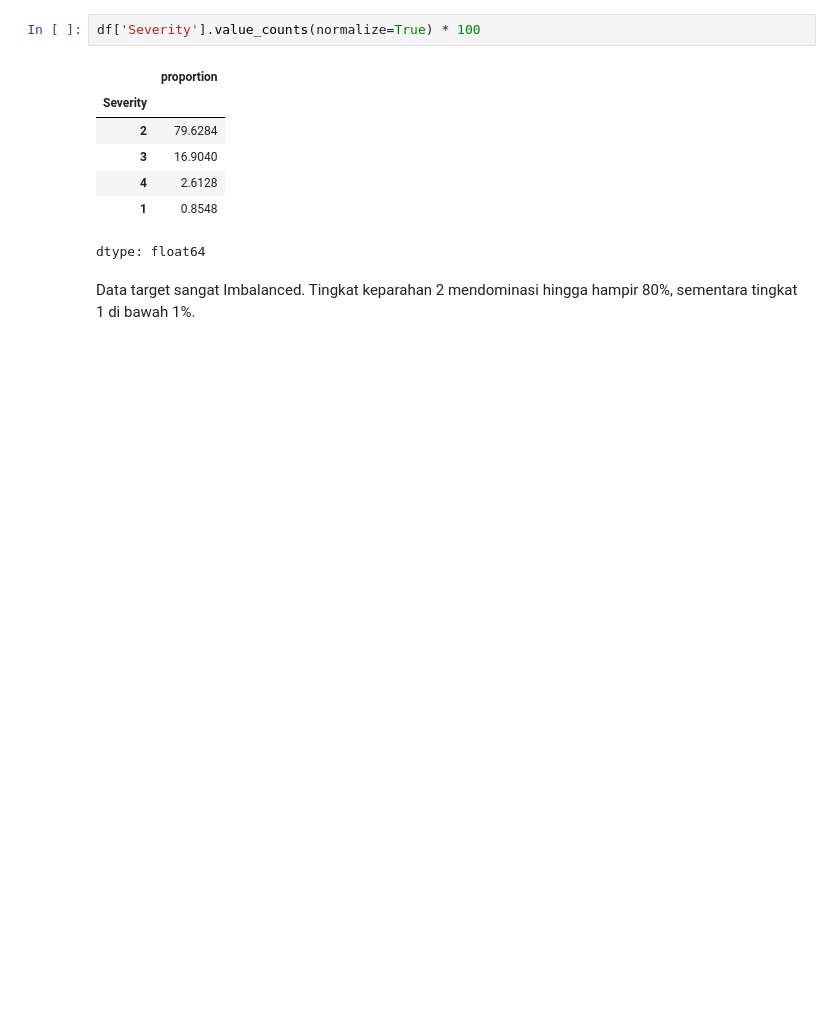
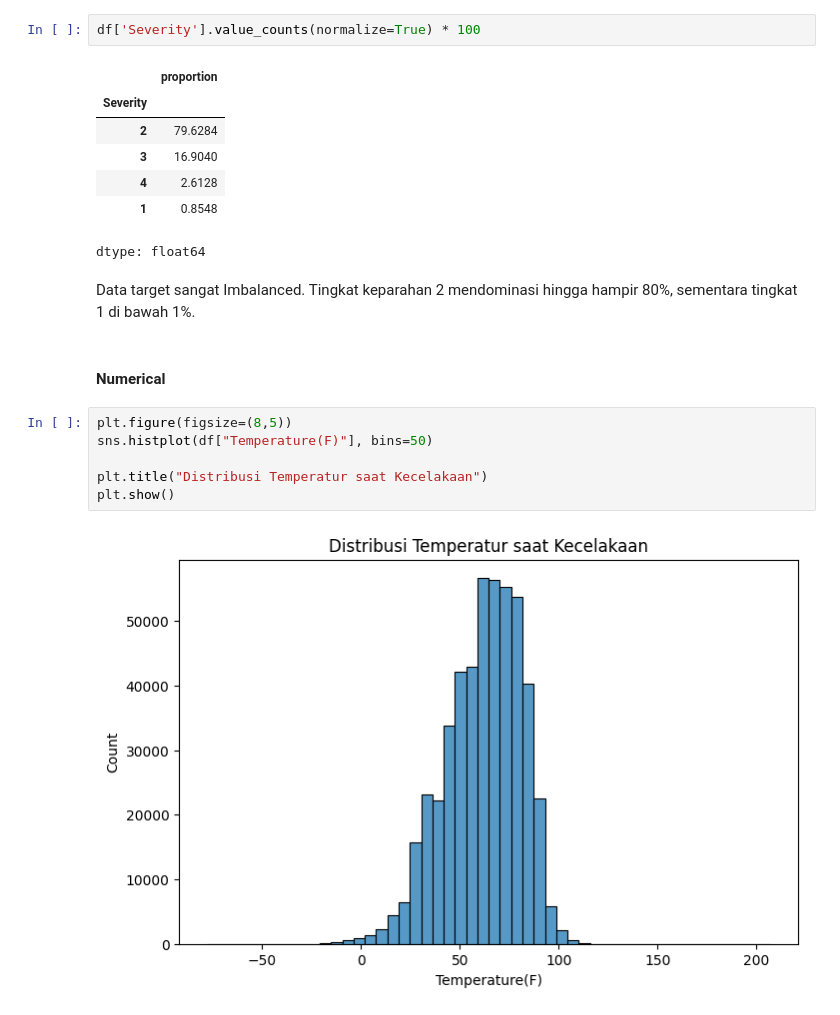
Before and after one commit to AhsanDz/4-Ahsan, a Jupyter notebook: EDA_Ahsan.ipynb, the cells around one changed output. Drawn from its saved outputs; the diff is of its cells as text; blank space fills up the shorter version.

```diff
--- a/EDA_Ahsan.ipynb
+++ b/EDA_Ahsan.ipynb
@@ -88,3 +119,13 @@ df['Severity'].value_counts(normalize=True) * 100
 dtype: float64
 # %% [markdown]
 Data target sangat Imbalanced. Tingkat keparahan 2 mendominasi hingga hampir 80%, sementara tingkat 1 di bawah 1%.
+# %% [markdown]
+#### Numerical
+# %%
+plt.figure(figsize=(8,5))
+sns.histplot(df["Temperature(F)"], bins=50)
+
+plt.title("Distribusi Temperatur saat Kecelakaan")
+plt.show()
+# %% [output]
+[figure, added]
```
Also changed, not shown: parts of 32 cells of this notebook.
